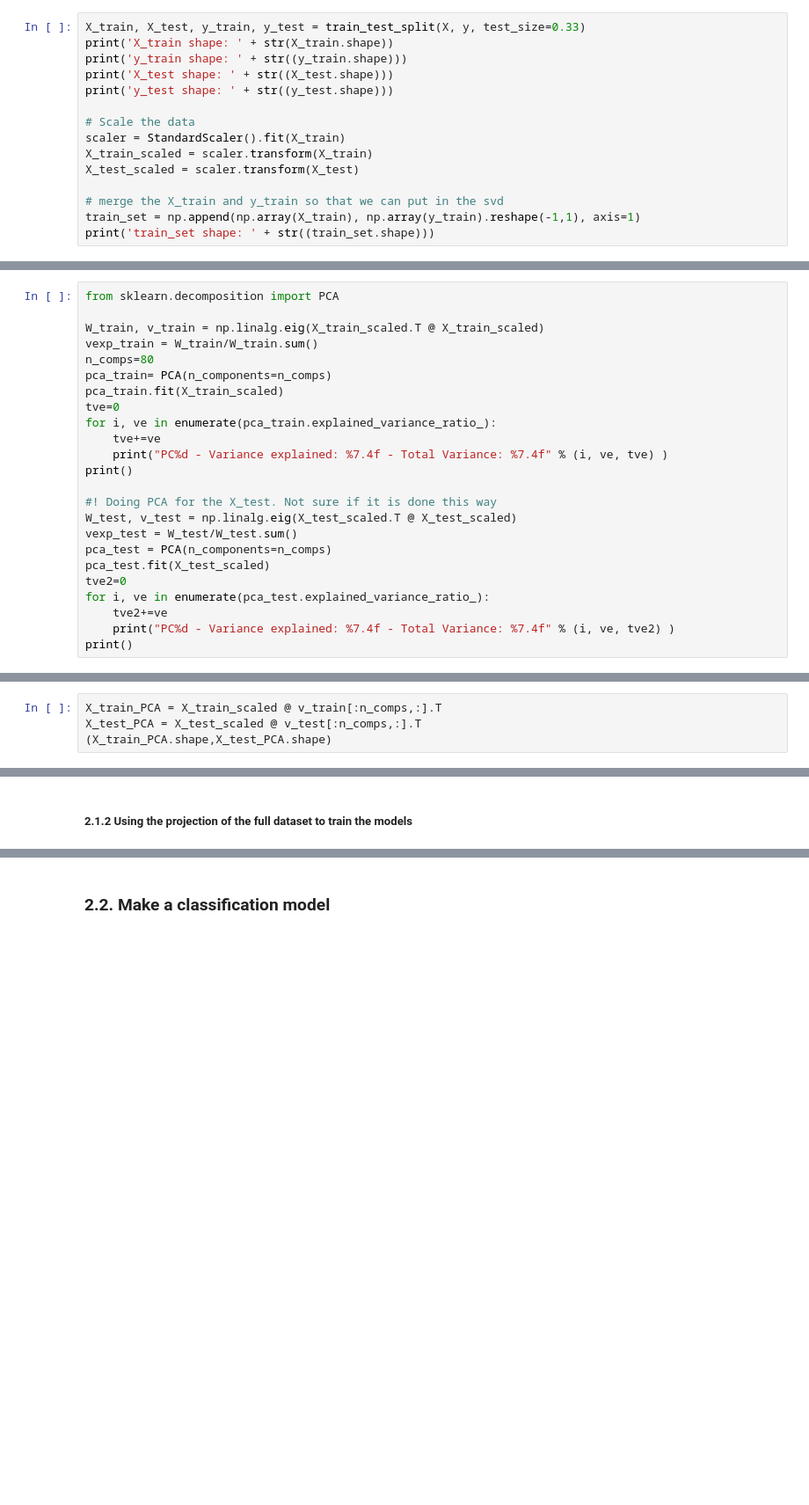
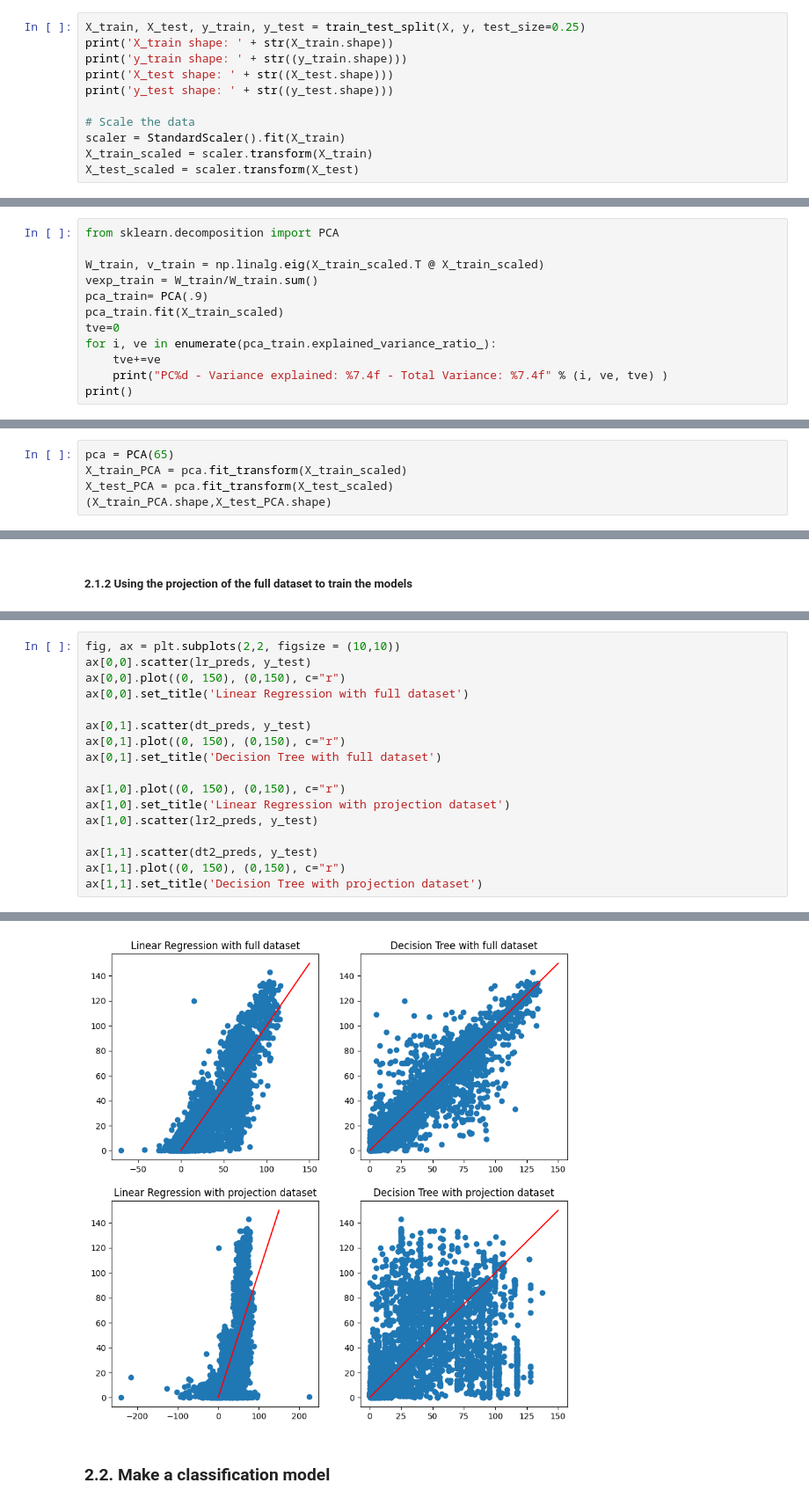
Before and after one commit to davidmbconceicao/PD22-23, a Jupyter notebook: HomeAssignment1/HA1David.ipynb, the cells around one changed output, grey strips where cells are left out. Shown at 88% size. Saved outputs shown, nothing was run; the diff lists cells and outputs as text; blank space fills up the shorter version.

```diff
--- a/HomeAssignment1/HA1David.ipynb
+++ b/HomeAssignment1/HA1David.ipynb
@@ -62,5 +57,5 @@ print(y)
 # %%
-X_train, X_test, y_train, y_test = train_test_split(X, y, test_size=0.33)
+X_train, X_test, y_train, y_test = train_test_split(X, y, test_size=0.25)
 print('X_train shape: ' + str(X_train.shape))
 print('y_train shape: ' + str((y_train.shape)))
 print('X_test shape: ' + str((X_test.shape)))
@@ -70,8 +65,4 @@ print('y_test shape: ' + str((y_test.shape)))
 scaler = StandardScaler().fit(X_train)
 X_train_scaled = scaler.transform(X_train)
 X_test_scaled = scaler.transform(X_test)
-
-# merge the X_train and y_train so that we can put in the svd
-train_set = np.append(np.array(X_train), np.array(y_train).reshape(-1,1), axis=1)
-print('train_set shape: ' + str((train_set.shape)))
 # %% [output]
@@ -177,23 +80,11 @@ from sklearn.decomposition import PCA
 
 W_train, v_train = np.linalg.eig(X_train_scaled.T @ X_train_scaled)
 vexp_train = W_train/W_train.sum()
-n_comps=80
-pca_train= PCA(n_components=n_comps)
+pca_train= PCA(.9)
 pca_train.fit(X_train_scaled)
 tve=0
 for i, ve in enumerate(pca_train.explained_variance_ratio_):
     tve+=ve
     print("PC%d - Variance explained: %7.4f - Total Variance: %7.4f" % (i, ve, tve) )
 print()
-
-#! Doing PCA for the X_test. Not sure if it is done this way
-W_test, v_test = np.linalg.eig(X_test_scaled.T @ X_test_scaled)
-vexp_test = W_test/W_test.sum()
-pca_test = PCA(n_components=n_comps)
-pca_test.fit(X_test_scaled)
-tve2=0
-for i, ve in enumerate(pca_test.explained_variance_ratio_):
-    tve2+=ve
-    print("PC%d - Variance explained: %7.4f - Total Variance: %7.4f" % (i, ve, tve2) )
-print()
 # %% [output]
@@ -217,5 +108,6 @@ PC79 - Variance explained:  0.0006 - Total Variance:  0.9898
 # %%
-X_train_PCA = X_train_scaled @ v_train[:n_comps,:].T
-X_test_PCA = X_test_scaled @ v_test[:n_comps,:].T
+pca = PCA(65)
+X_train_PCA = pca.fit_transform(X_train_scaled)
+X_test_PCA = pca.fit_transform(X_test_scaled)
 (X_train_PCA.shape,X_test_PCA.shape)
 # %% [output]
@@ -283,0 +210,18 @@ The rmse for the Decion Tree Model is 50
+# %%
+fig, ax = plt.subplots(2,2, figsize = (10,10))
+ax[0,0].scatter(lr_preds, y_test)
+ax[0,0].plot((0, 150), (0,150), c="r")
+ax[0,0].set_title('Linear Regression with full dataset')
+
+ax[0,1].scatter(dt_preds, y_test)
+ax[0,1].plot((0, 150), (0,150), c="r")
+ax[0,1].set_title('Decision Tree with full dataset')
+
+ax[1,0].plot((0, 150), (0,150), c="r")
+ax[1,0].set_title('Linear Regression with projection dataset')
+ax[1,0].scatter(lr2_preds, y_test)
+
+ax[1,1].scatter(dt2_preds, y_test)
+ax[1,1].plot((0, 150), (0,150), c="r")
+ax[1,1].set_title('Decision Tree with projection dataset')
+# %% [output]
@@ -284,2 +229,3 @@ The rmse for the Decion Tree Model is 50
+[figure, added]
 # %% [markdown]
 ### 2.2. Make a classification model
```
Also changed, not shown: parts of 30 cells of this notebook, 1 other file.
